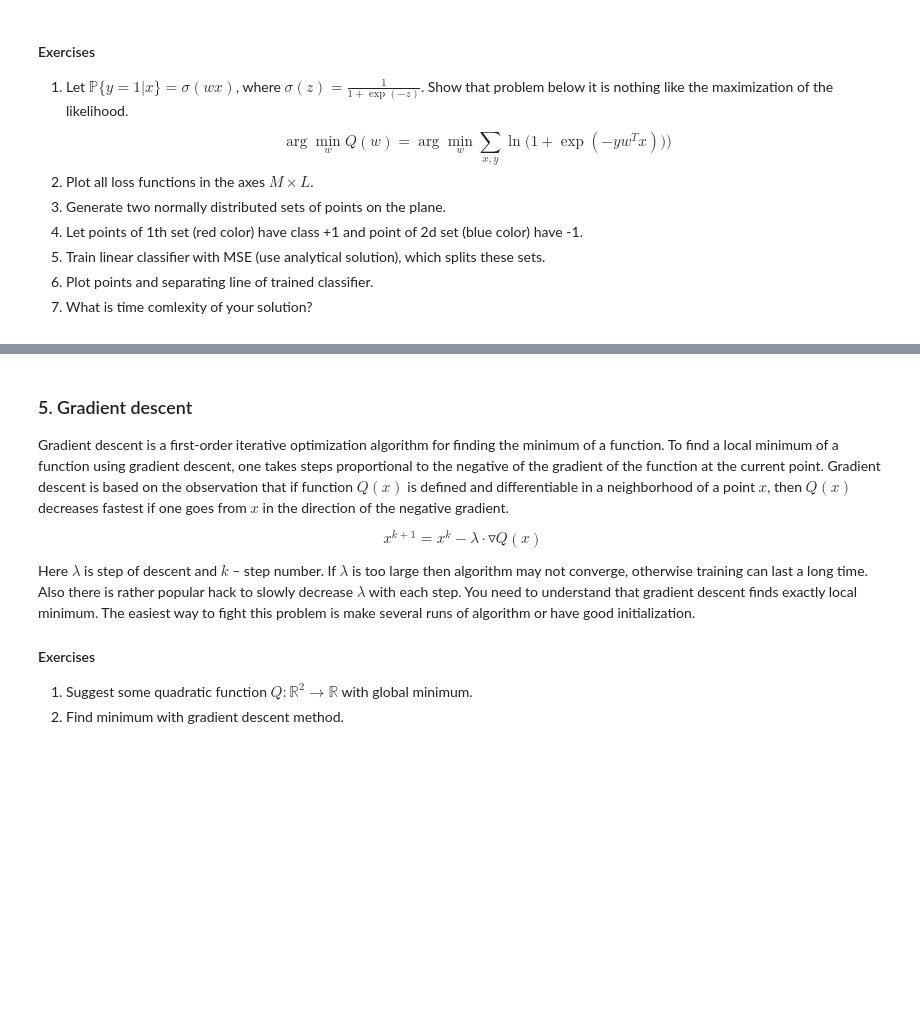
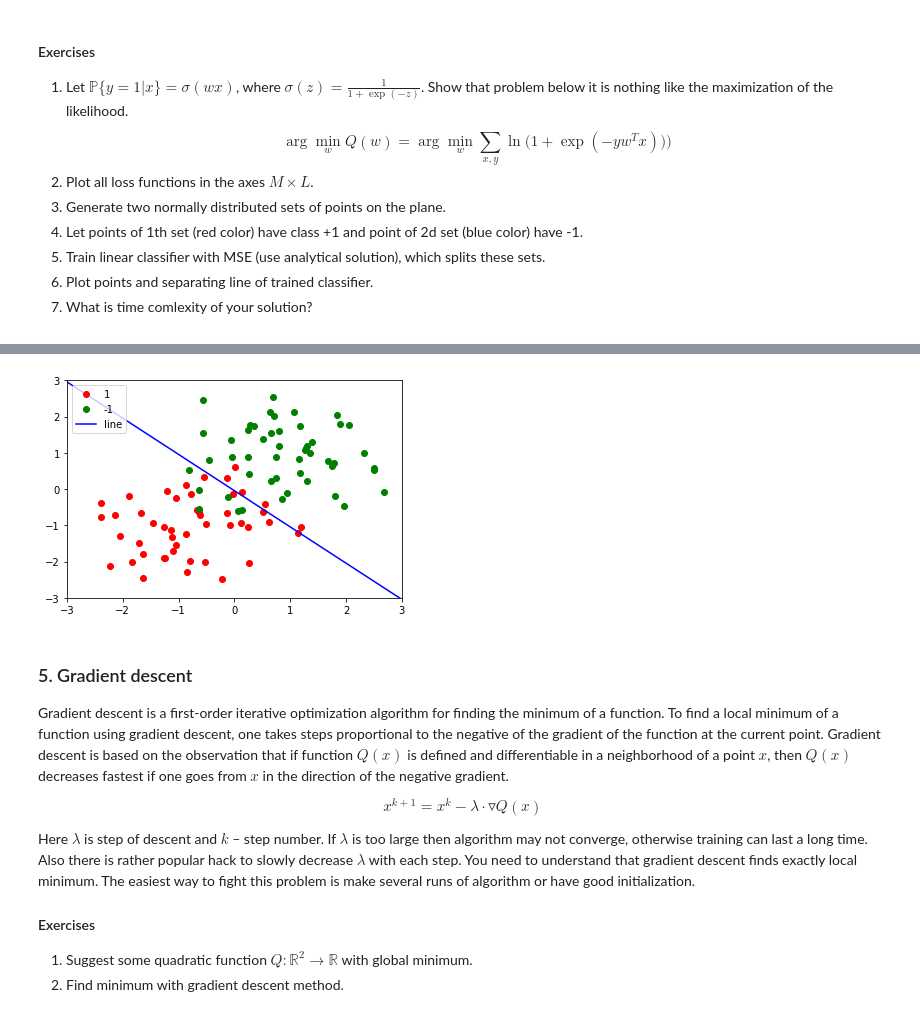
Before and after one commit to max-kuzn/squad, a Jupyter notebook: lab-1.ipynb, the cells around one changed output, grey strips where cells are left out. Saved outputs shown, nothing was run; the diff lists cells and outputs as text; code cells hidden in the pictures; blank space fills up the shorter version.

```diff
--- a/lab-1.ipynb
+++ b/lab-1.ipynb
@@ -199,3 +270,29 @@ All points are predicted successfull: True
+# %%
+NUMBER = 50
+
+SCALE = 0.9
+
+X_train = np.append(
+        np.random.normal(-1, scale=SCALE, size=(NUMBER, 2)),
+        np.random.normal(1, scale=SCALE, size=(NUMBER, 2)),
+        axis=0
+)
+X_train = np.append(X_train, np.ones((X_train.shape[0], 1)), axis=1)
+Y_train = np.append(np.ones((NUMBER, 1)), -np.ones(NUMBER))
+
+w = compute_weight(X_train, Y_train)
+Y_pred = (X_train @ w > 0) * 1 + (X_train @ w < 0) * (-1)
+
+LINSPACE = np.linspace(3, -3, 2)
+AXIS = [-3, 3, -3, 3]
+plt.plot(X_train[:NUMBER, 0], X_train[:NUMBER, 1], 'ro', label='1')
+plt.plot(X_train[NUMBER:, 0], X_train[NUMBER:, 1], 'go', label='-1')
+plt.plot(LINSPACE, -1/w[1] * (np.add(w[2], w[1] * LINSPACE)), 'b', label='line')
+plt.axis(AXIS)
+plt.legend()
+plt.show()
+# %% [output]
+[figure, added]
 # %% [markdown]
 ### 5. Gradient descent
 Gradient descent is a first-order iterative optimization algorithm for finding the minimum of a function. To find a local minimum of a function using gradient descent, one takes steps proportional to the negative of the gradient of the function at the current point. Gradient descent is based on the observation that if function $Q(x)$ is defined and differentiable in a neighborhood of a point $x$, then $Q(x)$ decreases fastest if one goes from $x$  in the direction of the negative gradient.
```
Also changed, not shown: parts of 5 cells of this notebook.
